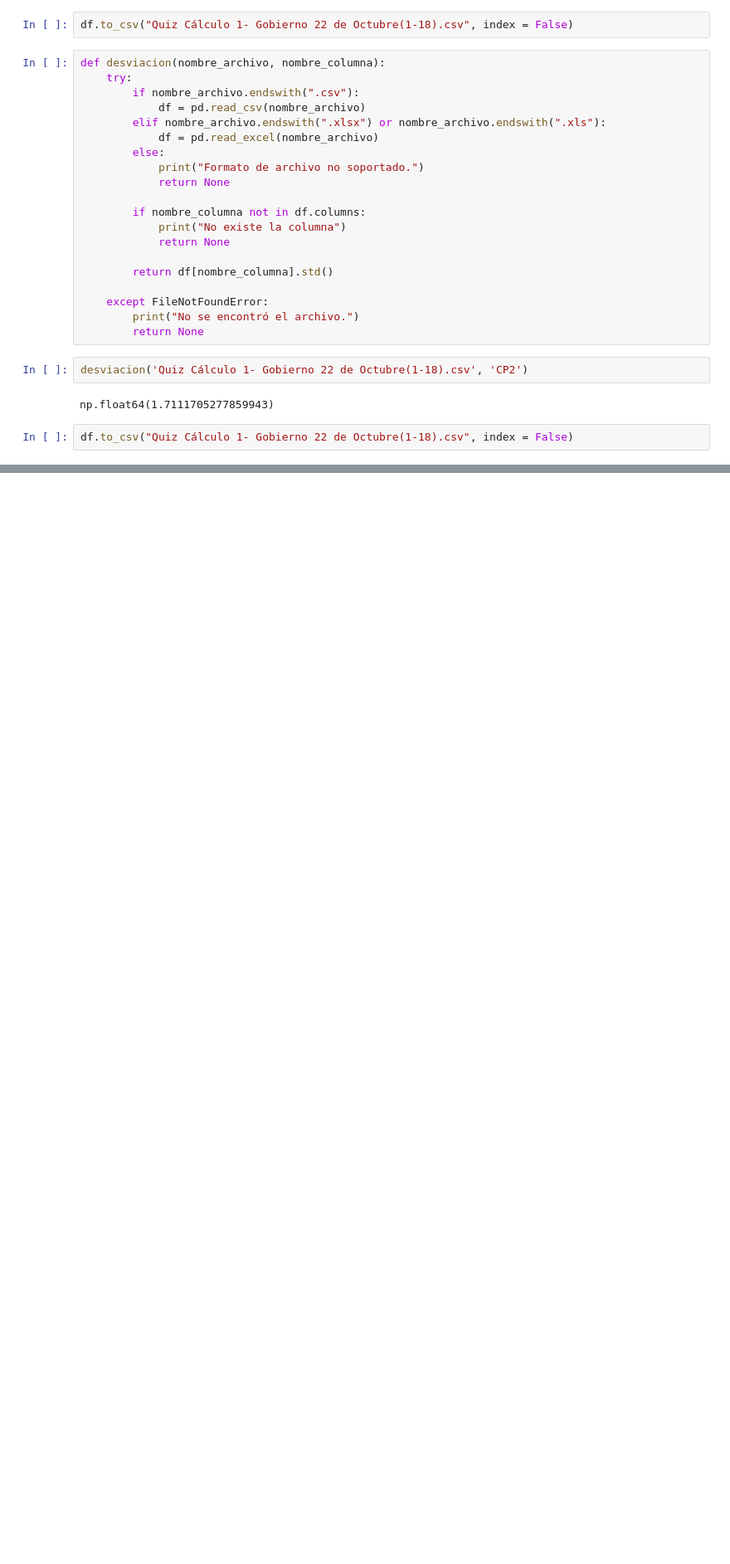
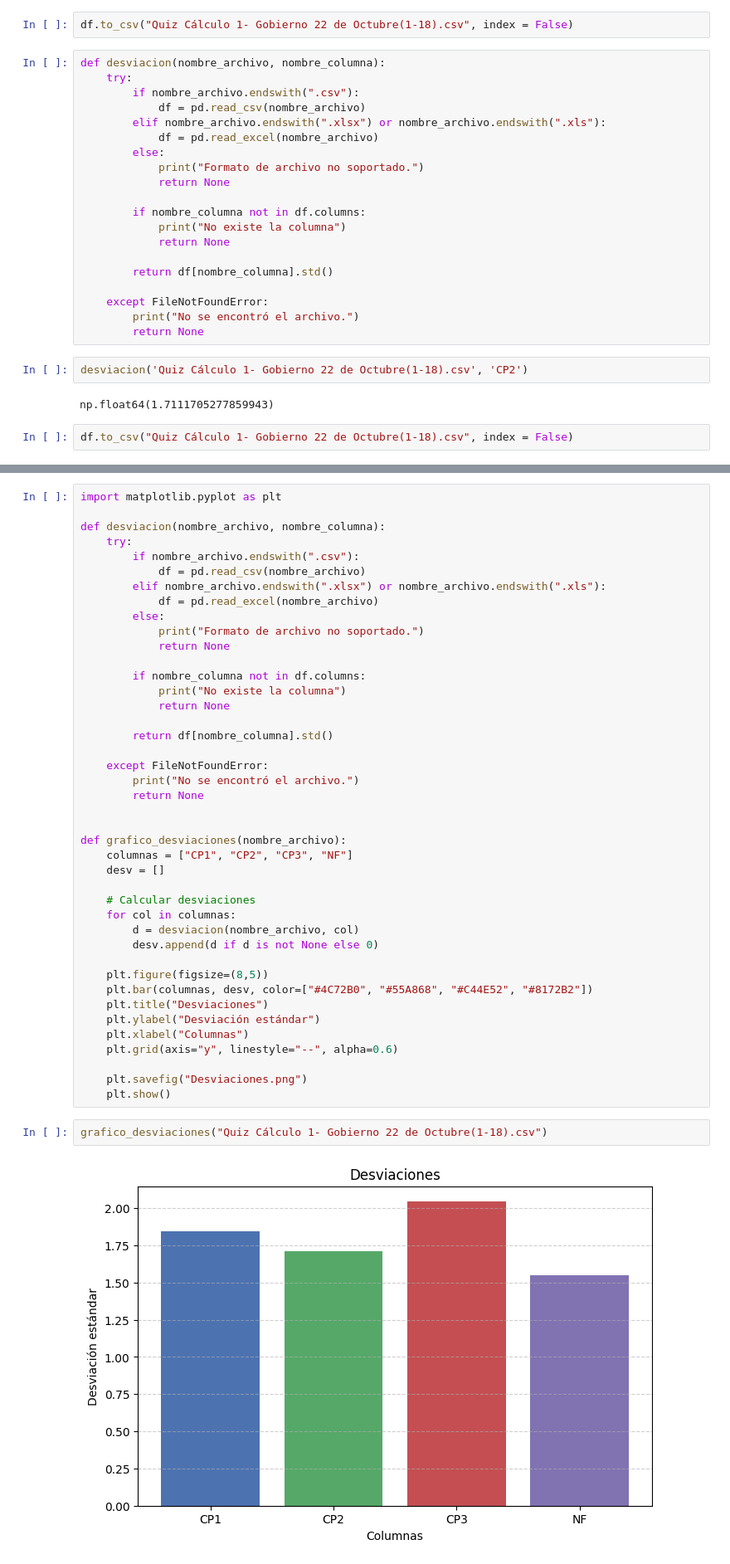
Before and after one commit to Laura02085/x200000, a Jupyter notebook: .pandas/Estudiante1.ipynb, the cells around one changed output, grey strips where cells are left out. Shown at 83% size. Cells and saved outputs as stored; diff of their text form; blank space fills up the shorter version.

```diff
--- a/.pandas/Estudiante1.ipynb
+++ b/.pandas/Estudiante1.ipynb
@@ -147,0 +163,46 @@ df.to_csv("Quiz Cálculo 1- Gobierno 22 de Octubre(1-18).csv", index = False)
+# %%
+import matplotlib.pyplot as plt
+
+def desviacion(nombre_archivo, nombre_columna):
+    try:
+        if nombre_archivo.endswith(".csv"):
+            df = pd.read_csv(nombre_archivo)
+        elif nombre_archivo.endswith(".xlsx") or nombre_archivo.endswith(".xls"):
+            df = pd.read_excel(nombre_archivo)
+        else:
+            print("Formato de archivo no soportado.")
+            return None
+
+        if nombre_columna not in df.columns:
+            print("No existe la columna")
+            return None
+
+        return df[nombre_columna].std()
+
+    except FileNotFoundError:
+        print("No se encontró el archivo.")
+        return None
+
+
+def grafico_desviaciones(nombre_archivo):
+    columnas = ["CP1", "CP2", "CP3", "NF"]
+    desv = []
+
+    # Calcular desviaciones
+    for col in columnas:
+        d = desviacion(nombre_archivo, col)
+        desv.append(d if d is not None else 0)
+
+    plt.figure(figsize=(8,5))
+    plt.bar(columnas, desv, color=["#4C72B0", "#55A868", "#C44E52", "#8172B2"])
+    plt.title("Desviaciones")
+    plt.ylabel("Desviación estándar")
+    plt.xlabel("Columnas")
+    plt.grid(axis="y", linestyle="--", alpha=0.6)
+
+    plt.savefig("Desviaciones.png")
+    plt.show()
+# %%
+grafico_desviaciones("Quiz Cálculo 1- Gobierno 22 de Octubre(1-18).csv")
+# %% [output]
+[figure, added]
```
Also changed, not shown: parts of 3 cells of this notebook, 2 other files.
